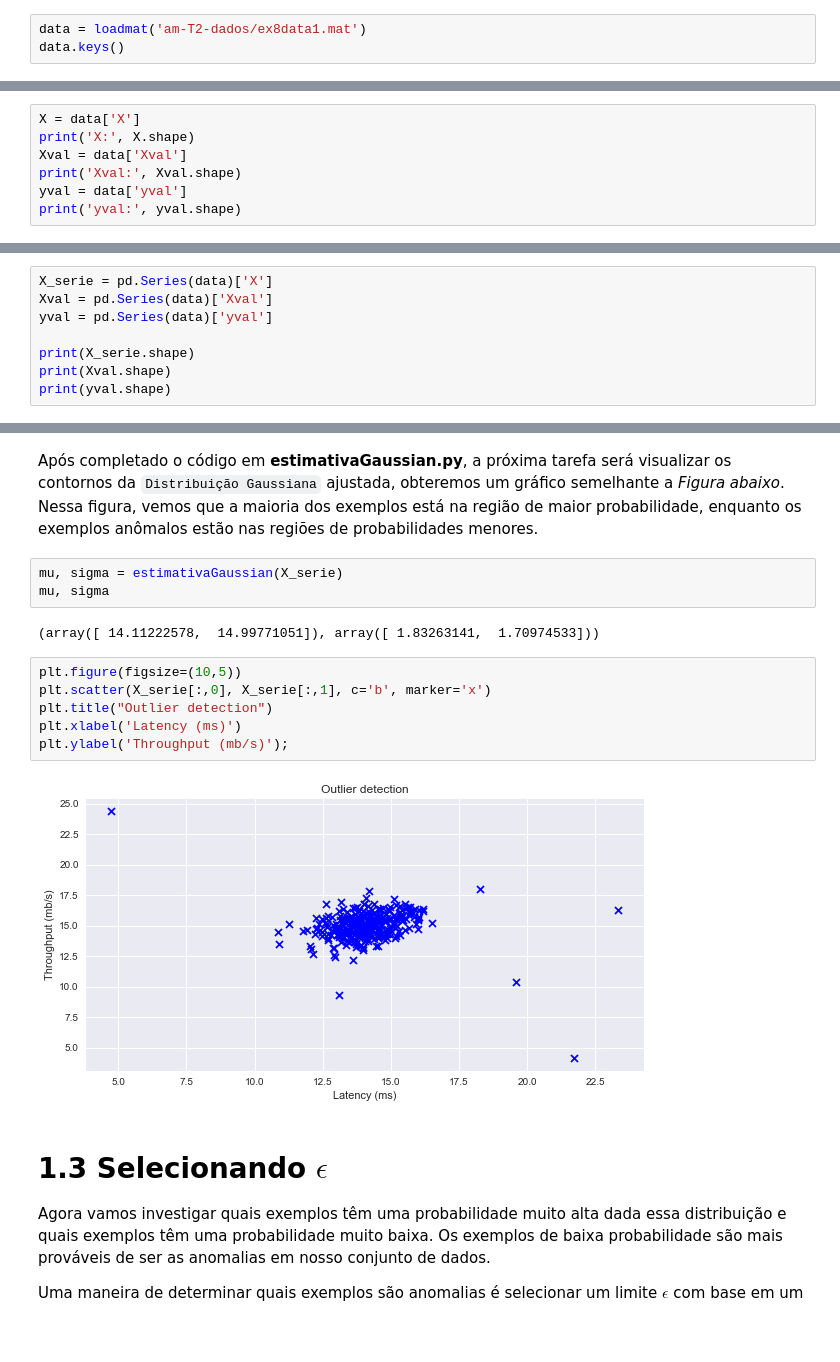
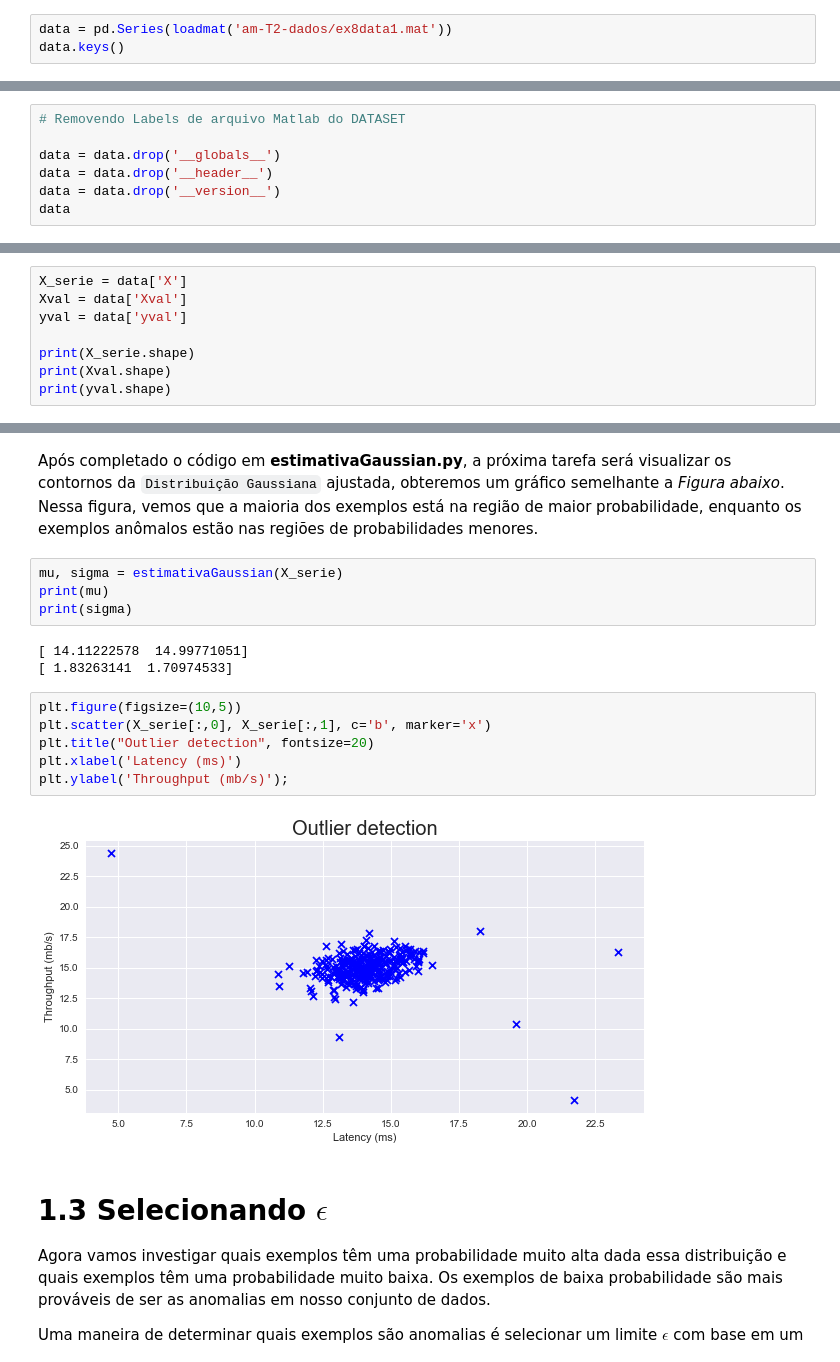
Before and after one commit to gassantos/ML4Edatics, a Jupyter notebook: Relatório de Aprendizado de Máquina - Trabalho2B.ipynb, the cells around one changed output, grey strips where cells are left out. Drawn from its saved outputs; the diff is of its cells as text; blank space fills up the shorter version.

```diff
--- a/Relatório de Aprendizado de Máquina - Trabalho2B.ipynb
+++ b/Relatório de Aprendizado de Máquina - Trabalho2B.ipynb
@@ -18,6 +18,6 @@ Enquanto os servidores estavam funcionando, foram coletados `m = 307` exemplos d
 
 Para tal finalidade será usado um *Modelo Gaussiano* para detectar **exemplos anômalos** nesse conjunto de dados. Esse  conjunto de dados 2D permitirá a visualização do que o algoritmo está fazendo. Além isso, será ajustada a **Distribuição Gaussiana** a fim de que valores que possuem probabilidade muito baixa sejam identificados como anomalias.
 # %%
-data = loadmat('am-T2-dados/ex8data1.mat')
+data = pd.Series(loadmat('am-T2-dados/ex8data1.mat'))
 data.keys()
 # %% [output]
@@ -24,0 +35,7 @@ dict_keys(['__header__', '__version__', '__globals__', 'X', 'Xval', 'yval'])
+# %%
+# Removendo Labels de arquivo Matlab do DATASET
+
+data = data.drop('__globals__')
+data = data.drop('__header__')
+data = data.drop('__version__')
+data
@@ -25,8 +47,9 @@ dict_keys(['__header__', '__version__', '__globals__', 'X', 'Xval', 'yval'])
 # %%
-X = data['X']
-print('X:', X.shape)
+X_serie = data['X']
 Xval = data['Xval']
-print('Xval:', Xval.shape)
 yval = data['yval']
-print('yval:', yval.shape)
+
+print(X_serie.shape)
+print(Xval.shape)
+print(yval.shape)
 # %% [output]
@@ -46,8 +58,0 @@ dtype: object
-# %%
-X_serie = pd.Series(data)['X']
-Xval = pd.Series(data)['Xval']
-yval = pd.Series(data)['yval']
-
-print(X_serie.shape)
-print(Xval.shape)
-print(yval.shape)
@@ -74,17 +75,19 @@ def estimativaGaussian(X):
 Após completado o código em **estimativaGaussian.py**, a próxima tarefa será visualizar os contornos da `Distribuição Gaussiana` ajustada, obteremos um gráfico semelhante a _Figura abaixo_. Nessa figura, vemos que a maioria dos exemplos está na região de maior probabilidade, enquanto os exemplos anômalos estão nas regiões de probabilidades menores.
 # %%
 mu, sigma = estimativaGaussian(X_serie)
-mu, sigma
+print(mu)
+print(sigma)
 # %% [output]
-(array([ 14.11222578,  14.99771051]), array([ 1.83263141,  1.70974533]))
+[ 14.11222578  14.99771051]
+[ 1.83263141  1.70974533]
 # %%
 plt.figure(figsize=(10,5))
 plt.scatter(X_serie[:,0], X_serie[:,1], c='b', marker='x')
-plt.title("Outlier detection")
+plt.title("Outlier detection", fontsize=20)
 plt.xlabel('Latency (ms)')
 plt.ylabel('Throughput (mb/s)');
 # %% [output]
-[figure, old version]
+[figure, new version]
 # %% [markdown]
 # 1.3 Selecionando $\epsilon$
 
```
Also changed, not shown: parts of 22 cells of this notebook.
